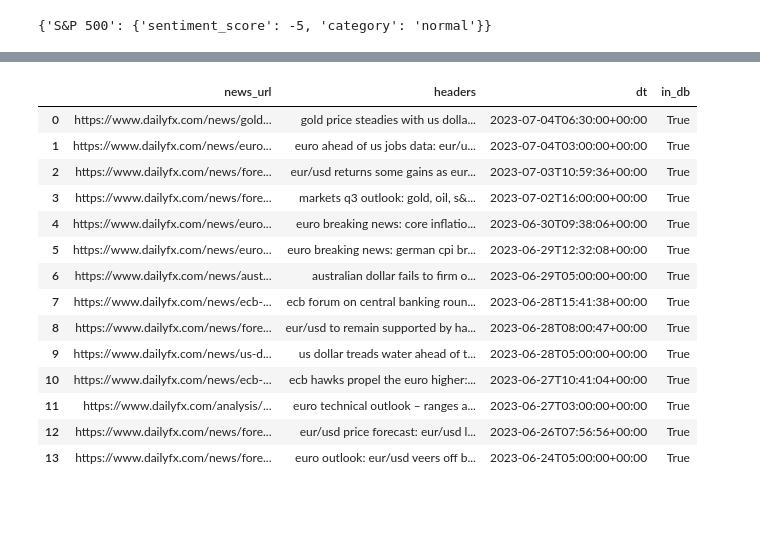
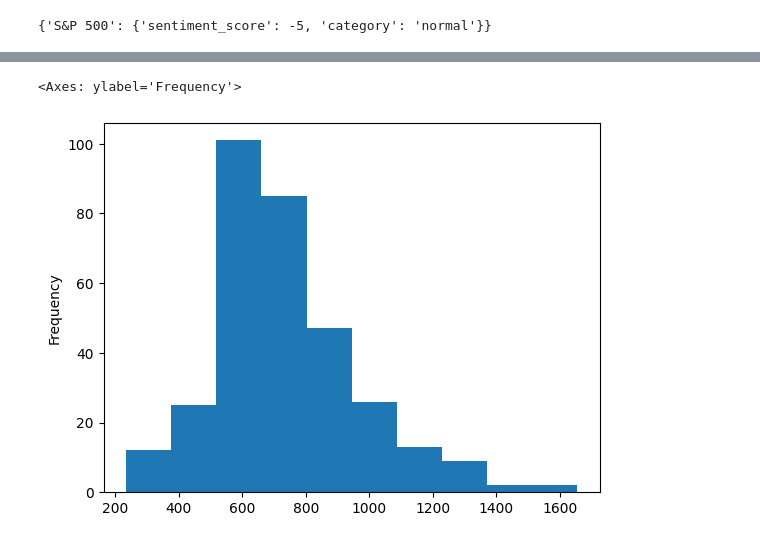
Before and after one commit to anvasquezre/trading_bot_python_ai, a Jupyter notebook: EDA.ipynb, the cells around one changed output, grey strips where cells are left out. Cells and saved outputs as stored; diff of their text form; code cells hidden in the pictures; blank space fills up the shorter version.

```diff
--- a/EDA.ipynb
+++ b/EDA.ipynb
@@ -510,19 +1301,23 @@ stock_id
 # %%
-df["in_db"] = df["news_url"].apply(lambda x: check_url_in_db(x,stock_id,engine))
-df
+
+
+data["text"] = data["news_url"].apply(lambda x: get_text(x))
-# %% [output]
-|  | news_url | headers | dt | in_db |
-| 0 | https://www.dailyfx.com/news/gold... | gold price steadies with us dolla... | 2023-07-04T06:30:00+00:00 | True |
-| 1 | https://www.dailyfx.com/news/euro... | euro ahead of us jobs data: eur/u... | 2023-07-04T03:00:00+00:00 | True |
-| 2 | https://www.dailyfx.com/news/fore... | eur/usd returns some gains as eur... | 2023-07-03T10:59:36+00:00 | True |
-| 3 | https://www.dailyfx.com/news/fore... | markets q3 outlook: gold, oil, s&... | 2023-07-02T16:00:00+00:00 | True |
-| 4 | https://www.dailyfx.com/news/euro... | euro breaking news: core inflatio... | 2023-06-30T09:38:06+00:00 | True |
-| 5 | https://www.dailyfx.com/news/euro... | euro breaking news: german cpi br... | 2023-06-29T12:32:08+00:00 | True |
-| 6 | https://www.dailyfx.com/news/aust... | australian dollar fails to firm o... | 2023-06-29T05:00:00+00:00 | True |
-| 7 | https://www.dailyfx.com/news/ecb-... | ecb forum on central banking roun... | 2023-06-28T15:41:38+00:00 | True |
-| 8 | https://www.dailyfx.com/news/fore... | eur/usd to remain supported by ha... | 2023-06-28T08:00:47+00:00 | True |
-| 9 | https://www.dailyfx.com/news/us-d... | us dollar treads water ahead of t... | 2023-06-28T05:00:00+00:00 | True |
-| 10 | https://www.dailyfx.com/news/ecb-... | ecb hawks propel the euro higher:... | 2023-06-27T10:41:04+00:00 | True |
-| 11 | https://www.dailyfx.com/analysis/... | euro technical outlook – ranges a... | 2023-06-27T03:00:00+00:00 | True |
-| 12 | https://www.dailyfx.com/news/fore... | eur/usd price forecast: eur/usd l... | 2023-06-26T07:56:56+00:00 | True |
-| 13 | https://www.dailyfx.com/news/fore... | euro outlook: eur/usd veers off b... | 2023-06-24T05:00:00+00:00 | True |
+# %%
+import tiktoken
+MODEL = "gpt-3.5-turbo"
+encoder = tiktoken.encoding_for_model(MODEL)
+
+
+def get_tokens(text):
+    num_tokens = len(encoder.encode(text))
+    return num_tokens
+# %%
+data["text_2"] = data["text"].apply(lambda x: x[0])
+# %%
+data["num_tokens"] = data["text_2"].apply(lambda x: get_tokens(x))
+# %%
+import matplotlib.pyplot as plt
+data["num_tokens"].plot(kind = "hist")
+# %% [output]
+<Axes: ylabel='Frequency'>
+[figure, added]
```
Also changed, not shown: parts of 50 cells of this notebook, 18 other files.
